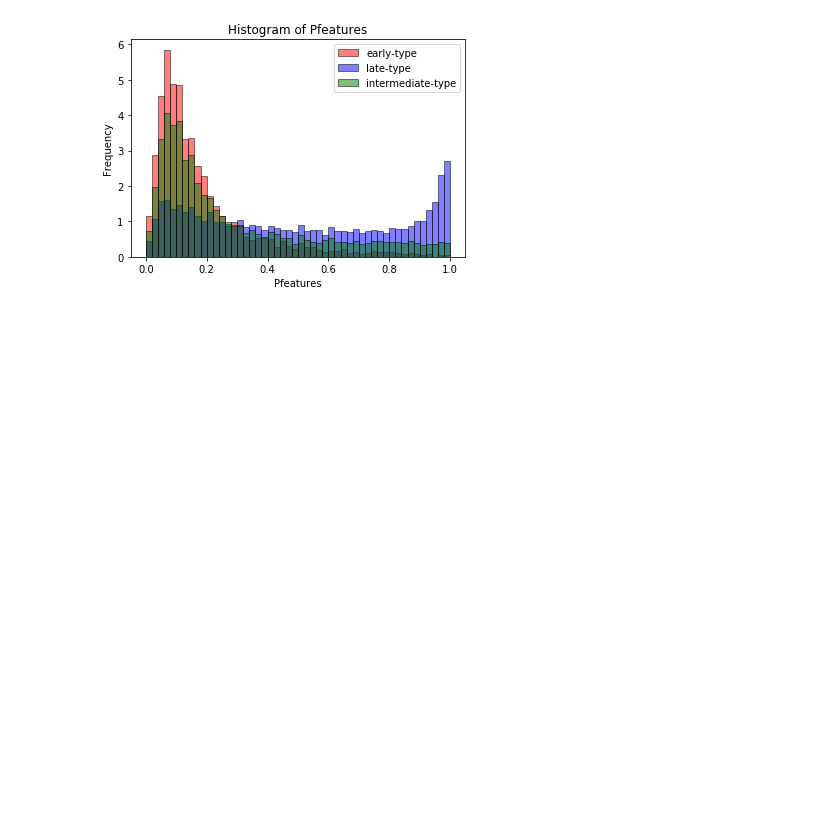
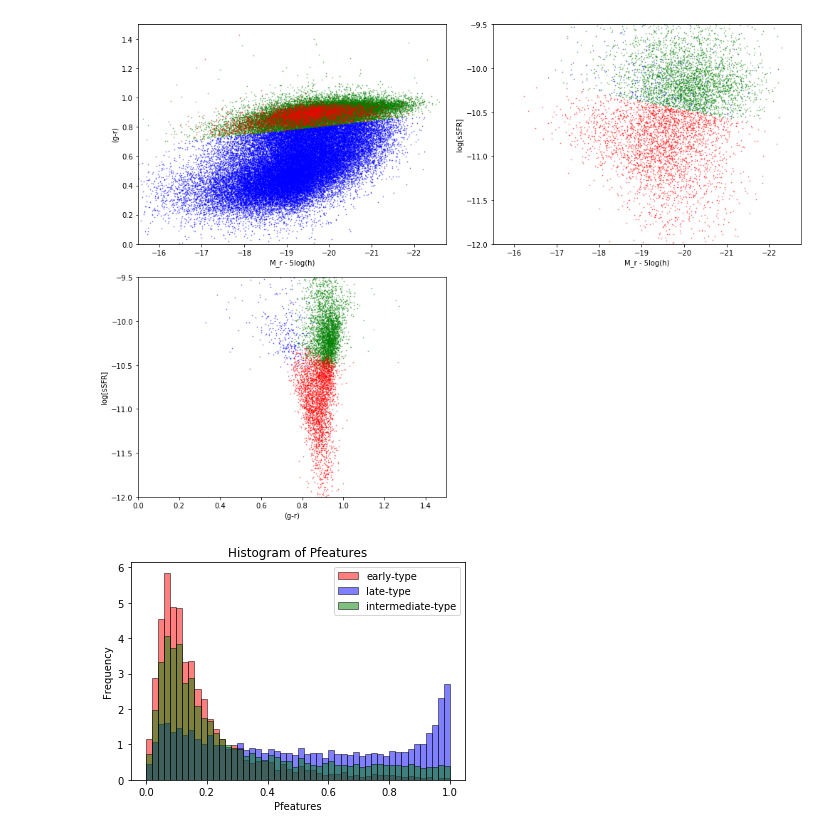
Before and after one commit to jaotter/Otter-Research-2017, a Jupyter notebook: early_late_classification.ipynb, the cells around one changed output. Saved outputs shown, nothing was run; the diff lists cells and outputs as text; code cells hidden in the pictures; blank space fills up the shorter version.

Commit message:
added figure 1 Weinmann plots

```diff
--- a/early_late_classification.ipynb
+++ b/early_late_classification.ipynb
@@ -38,3 +64,42 @@ for i in np.arange(pfeatures.size):
+# %%
+fig = plt.figure(figsize=(14,10))
+
+colors = [late_color, int_color, early_color]
+mrs = [late_mr, int_mr, early_mr]
+sfrs = [late_sfr, int_sfr, early_sfr]
+plot_color = ['b', 'g', 'r']
+
+#top left plot
+ax1 = fig.add_subplot(221)
+for i in np.arange(3):
+    ax1.scatter(mrs[i], colors[i], color = plot_color[i], s=0.5, alpha=0.5)
+ax1.set_ylabel('(g-r)')
+ax1.set_xlabel('M_r - 5log(h)')
+ax1.set_ylim(0, 1.5)
+ax1.set_xlim(-15.5, -22.75)
+
+#top right plot
+ax2 = fig.add_subplot(222)
+for i in np.arange(3):
+    ax2.scatter(mrs[i], sfrs[i], color = plot_color[i], s=0.5, alpha=0.5)
+ax2.set_ylabel('log[sSFR]')
+ax2.set_xlabel('M_r - 5log(h)')
+ax2.set_ylim(-12, -9.5)
+ax2.set_xlim(-15.5, -22.75)
+
+#bottom left plot
+ax3 = fig.add_subplot(223)
+for i in np.arange(3):
+    ax3.scatter(colors[i], sfrs[i], color = plot_color[i], s=0.5, alpha=0.5)
+ax3.set_ylabel('log[sSFR]')
+ax3.set_xlabel('(g-r)')
+ax3.set_ylim(-12, -9.5)
+ax3.set_xlim(0,1.5)
+
+plt.tight_layout()
+plt.show()
+# %% [output]
+[figure, added]
 # %%
 plt.hist(early_pfeatures, 50, normed=1, facecolor='r', alpha=0.5, ec='black', label='early-type')
 plt.hist(late_pfeatures, 50, normed=1, facecolor='b', alpha=0.5, ec='black', label='late-type')
```
Also changed, not shown: parts of 1 cell of this notebook.
